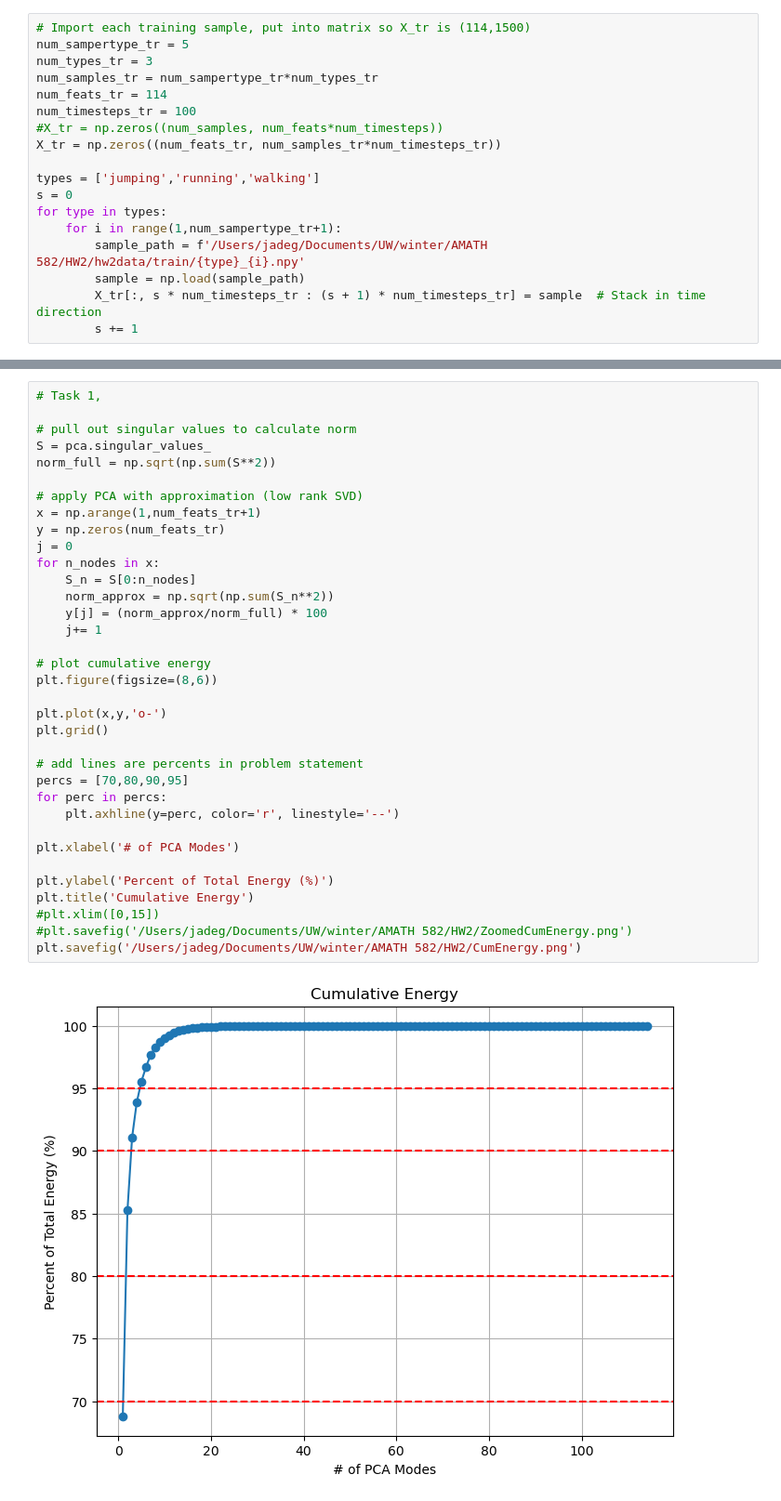
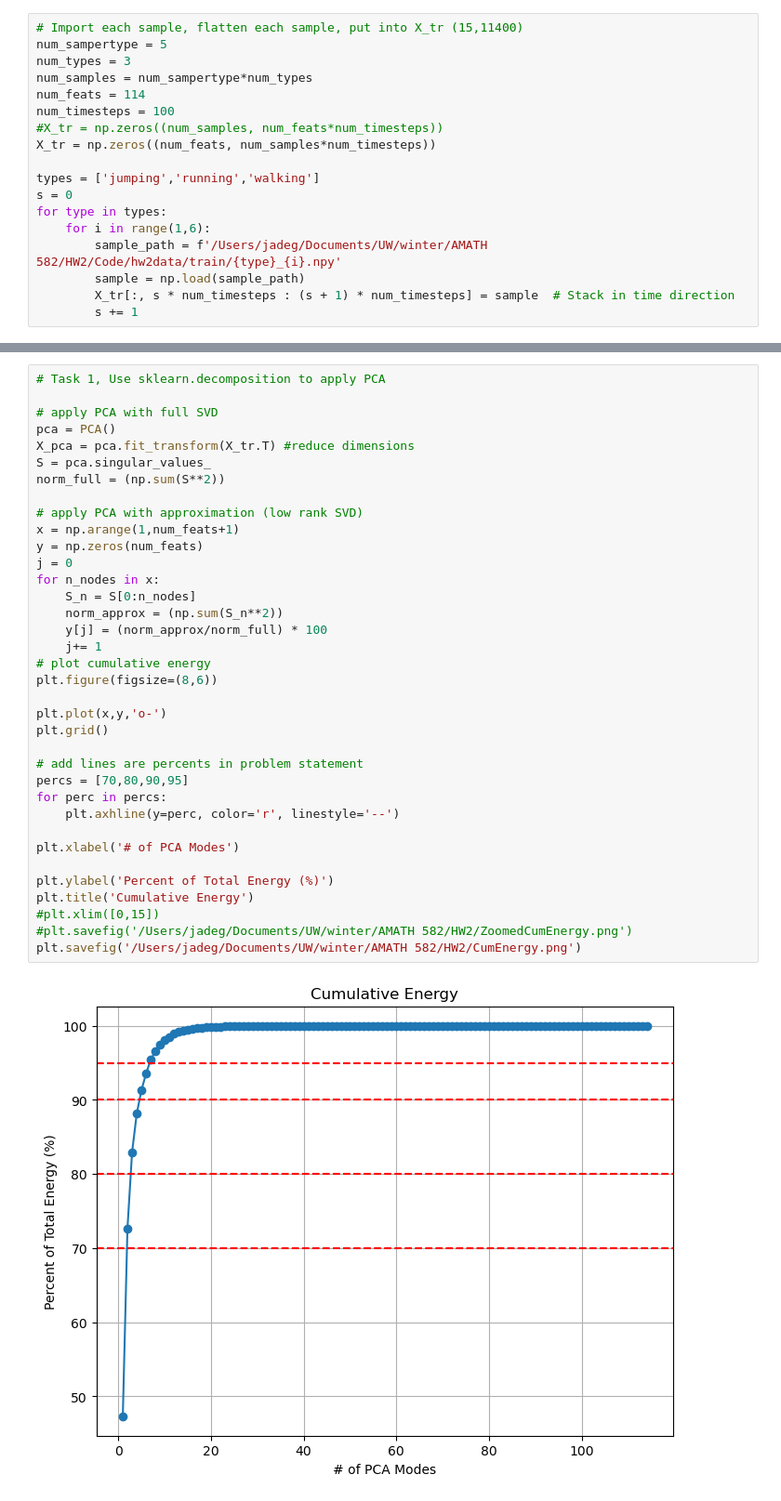
Before and after one commit to jadeglaister/AMATH582, a Jupyter notebook: HW2/hw2_code.ipynb, the cells around one changed output, grey strips where cells are left out. Shown: that part at 93% size. Cells and saved outputs as stored; diff of their text form.

```diff
--- a/HW2/hw2_code.ipynb
+++ b/HW2/hw2_code.ipynb
@@ -7,18 +5,18 @@ from sklearn.neighbors import KNeighborsClassifier
 # %%
-# Import each training sample, put into matrix so X_tr is (114,1500)
-num_sampertype_tr = 5
-num_types_tr = 3
-num_samples_tr = num_sampertype_tr*num_types_tr
-num_feats_tr = 114
-num_timesteps_tr = 100
+# Import each sample, flatten each sample, put into X_tr (15,11400)
+num_sampertype = 5
+num_types = 3
+num_samples = num_sampertype*num_types
+num_feats = 114
+num_timesteps = 100
 #X_tr = np.zeros((num_samples, num_feats*num_timesteps))
-X_tr = np.zeros((num_feats_tr, num_samples_tr*num_timesteps_tr))
+X_tr = np.zeros((num_feats, num_samples*num_timesteps))
 
 types = ['jumping','running','walking']
 s = 0
 for type in types:
-    for i in range(1,num_sampertype_tr+1):
-        sample_path = f'/Users/jadeg/Documents/UW/winter/AMATH 582/HW2/hw2data/train/{type}_{i}.npy'
+    for i in range(1,6):
+        sample_path = f'/Users/jadeg/Documents/UW/winter/AMATH 582/HW2/Code/hw2data/train/{type}_{i}.npy'
         sample = np.load(sample_path)
-        X_tr[:, s * num_timesteps_tr : (s + 1) * num_timesteps_tr] = sample  # Stack in time direction
+        X_tr[:, s * num_timesteps : (s + 1) * num_timesteps] = sample  # Stack in time direction
         s += 1
@@ -49,40 +23,41 @@ X_pca_te = pca.transform(X_te.T) #reduce dimensions
 # %%
-# Task 1,
+# Task 1, Use sklearn.decomposition to apply PCA
 
-# pull out singular values to calculate norm
+# apply PCA with full SVD
+pca = PCA()
+X_pca = pca.fit_transform(X_tr.T) #reduce dimensions
 S = pca.singular_values_
-norm_full = np.sqrt(np.sum(S**2))
+norm_full = (np.sum(S**2))
 
 # apply PCA with approximation (low rank SVD)
-x = np.arange(1,num_feats_tr+1)
-y = np.zeros(num_feats_tr)
+x = np.arange(1,num_feats+1)
+y = np.zeros(num_feats)
 j = 0
 for n_nodes in x:
     S_n = S[0:n_nodes]
-    norm_approx = np.sqrt(np.sum(S_n**2))
+    norm_approx = (np.sum(S_n**2))
     y[j] = (norm_approx/norm_full) * 100
     j+= 1
-
 # plot cumulative energy
 plt.figure(figsize=(8,6))
 
 plt.plot(x,y,'o-')
 plt.grid()
 
 # add lines are percents in problem statement
 percs = [70,80,90,95]
 for perc in percs:
     plt.axhline(y=perc, color='r', linestyle='--')
 
 plt.xlabel('# of PCA Modes')
 
 plt.ylabel('Percent of Total Energy (%)')
 plt.title('Cumulative Energy')
 #plt.xlim([0,15])
 #plt.savefig('/Users/jadeg/Documents/UW/winter/AMATH 582/HW2/ZoomedCumEnergy.png')
 plt.savefig('/Users/jadeg/Documents/UW/winter/AMATH 582/HW2/CumEnergy.png')
 # %% [output]
-[figure, old version]
+[figure, new version]
 # %%
 # Task 2a: truncate to 2 modes and plot
 
```
Also changed, not shown: parts of 14 cells of this notebook, 54 other files.
